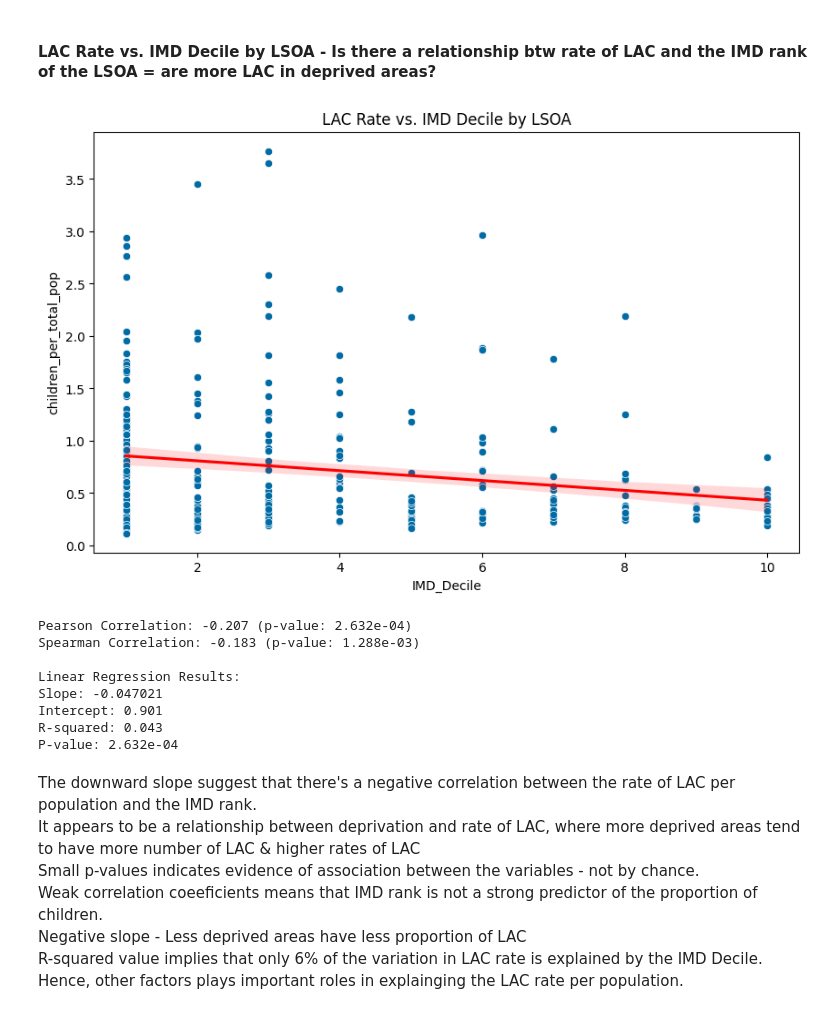
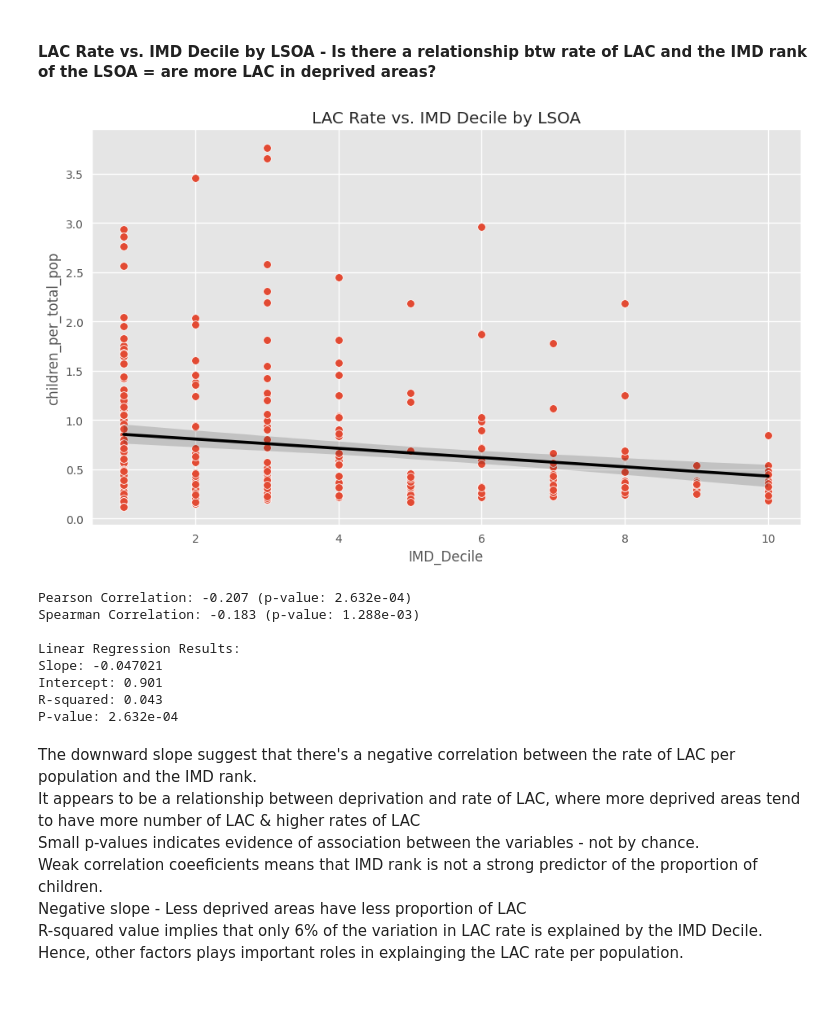
Before and after one commit to ConnectedBradford/CB_2649, a Jupyter notebook: notebooks/lac_lsoa_analysis.ipynb, the cells around one changed output. Cells and saved outputs as stored; diff of their text form; code cells hidden in the pictures.

```diff
--- a/notebooks/lac_lsoa_analysis.ipynb
+++ b/notebooks/lac_lsoa_analysis.ipynb
@@ -36,7 +36,7 @@ from data_cleaning import gender_mapping
 import warnings
 warnings.filterwarnings('ignore')
 
-plt.style.use('tableau-colorblind10')
+plt.style.use('ggplot')
 color='#702A7D'
 # %%
 os.environ["GOOGLE_APPLICATION_CREDENTIALS"] = "/home/jupyter/.config/gcloud/application_default_credentials.json"
@@ -540,7 +568,7 @@ sns.regplot(
     x='IMD_Decile',
     y='children_per_total_pop',
     scatter=False,
-    color='red'
+    color='black'
 )
 plt.title('LAC Rate vs. IMD Decile by LSOA')
 plt.savefig("../figs/LAC_Rate_vs.IMD_Decile.png", dpi=300)
@@ -548,34 +576,34 @@ plt.show()
 
 
 # Determine the relationship between IMD Decile and Proportion of LAC
 
 
 # Drop rows with NaN
 valid = (
     children_population['IMD_Decile'].notna() &
     children_population['children_per_total_pop'].notna()
 )
 clean_data = children_population[valid]
 
 # Pearson Correlation
 correlation, p_value = stats.pearsonr(clean_data['IMD_Decile'], clean_data['children_per_total_pop'])
 
 # Spearman Correlation
 spearman_corr, spearman_p = stats.spearmanr(clean_data['IMD_Decile'], clean_data['children_per_total_pop'])
 
 # Linear Regression
 slope, intercept, r_value, p_value_reg, std_err = stats.linregress(clean_data['IMD_Decile'], clean_data['children_per_total_pop'])
 
 # Print results
 print(f"Pearson Correlation: {correlation:.3f} (p-value: {p_value:.3e})")
 print(f"Spearman Correlation: {spearman_corr:.3f} (p-value: {spearman_p:.3e})")
 print("\nLinear Regression Results:")
 print(f"Slope: {slope:.6f}")
 print(f"Intercept: {intercept:.3f}")
 print(f"R-squared: {r_value**2:.3f}")
 print(f"P-value: {p_value_reg:.3e}")
 # %% [output]
-[figure, old version]
+[figure, new version]
 Pearson Correlation: -0.207 (p-value: 2.632e-04)
 Spearman Correlation: -0.183 (p-value: 1.288e-03)
 
```
Also changed, not shown: parts of 26 cells of this notebook, 4 other files.
